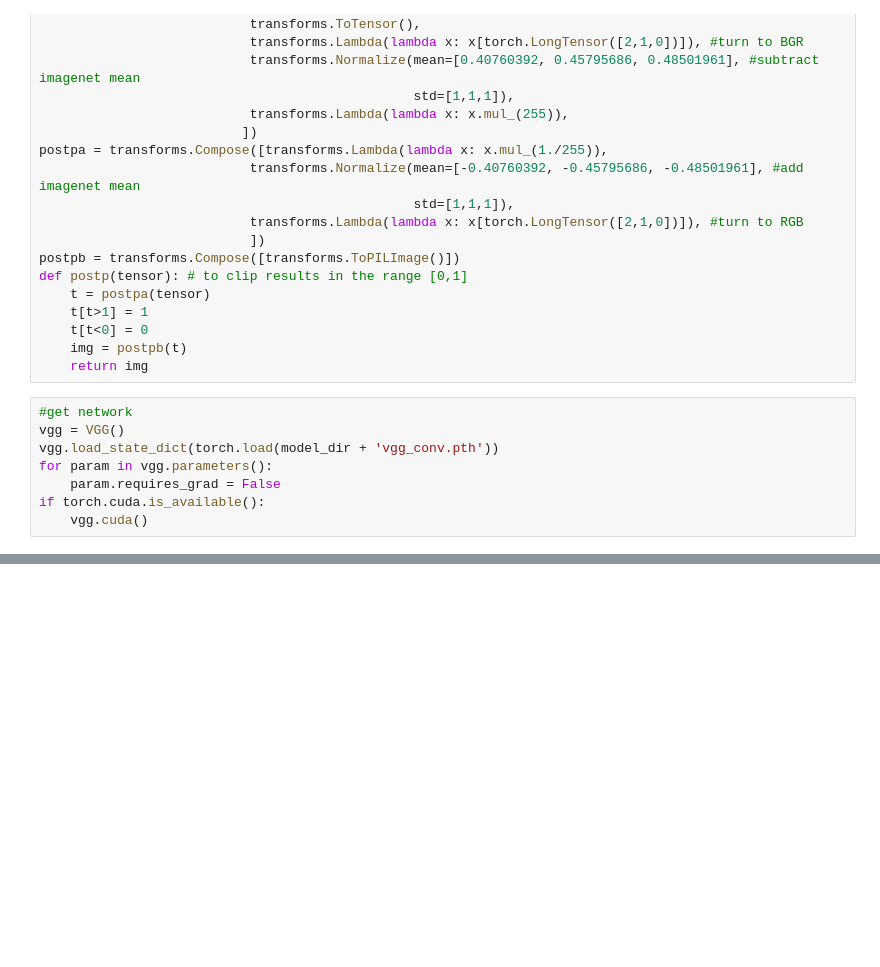
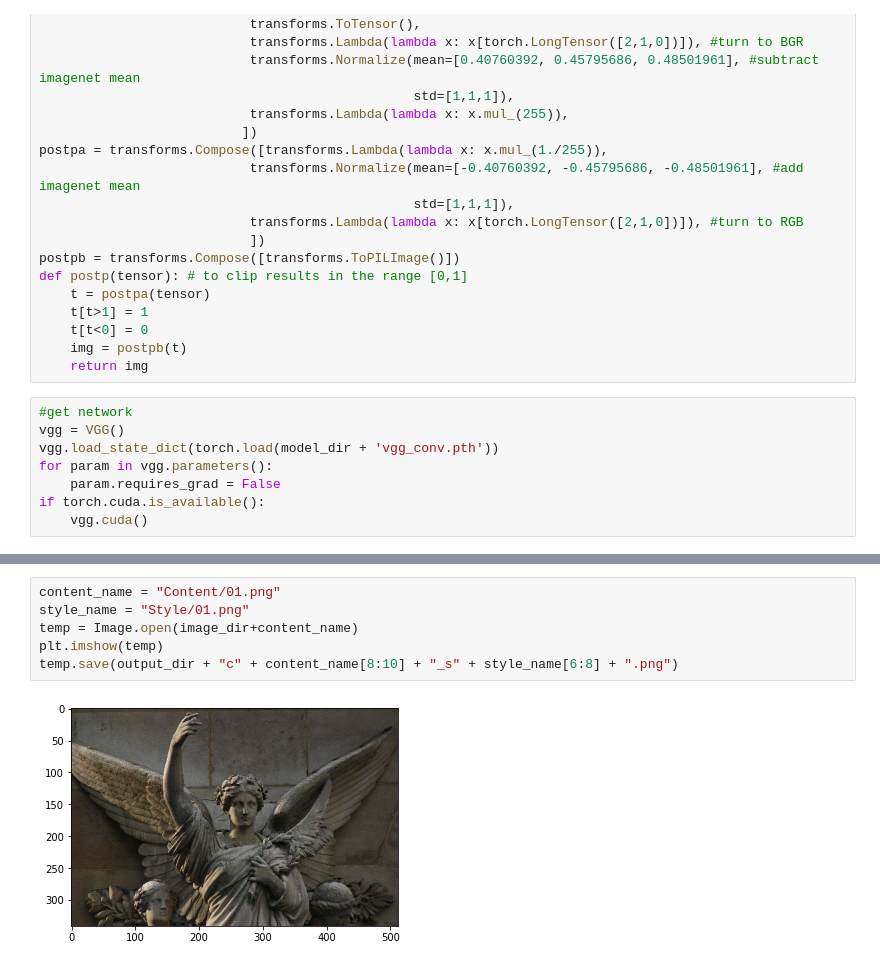
Before and after one commit to zhaizhongyuan/neural_style_transfer, a Jupyter notebook: NeuralStyleTransfer.ipynb, the cells around one changed output, grey strips where cells are left out. Saved outputs shown, nothing was run; the diff lists cells and outputs as text; blank space fills up the shorter version.

```diff
--- a/NeuralStyleTransfer.ipynb
+++ b/NeuralStyleTransfer.ipynb
@@ -264,0 +235,8 @@ KeyboardInterrupt:
+# %%
+content_name = "Content/01.png"
+style_name = "Style/01.png"
+temp = Image.open(image_dir+content_name)
+plt.imshow(temp)
+temp.save(output_dir + "c" + content_name[8:10] + "_s" + style_name[6:8] + ".png")
+# %% [output]
+[figure, added]
```
Also changed, not shown: parts of 14 cells of this notebook, 39 other files.
